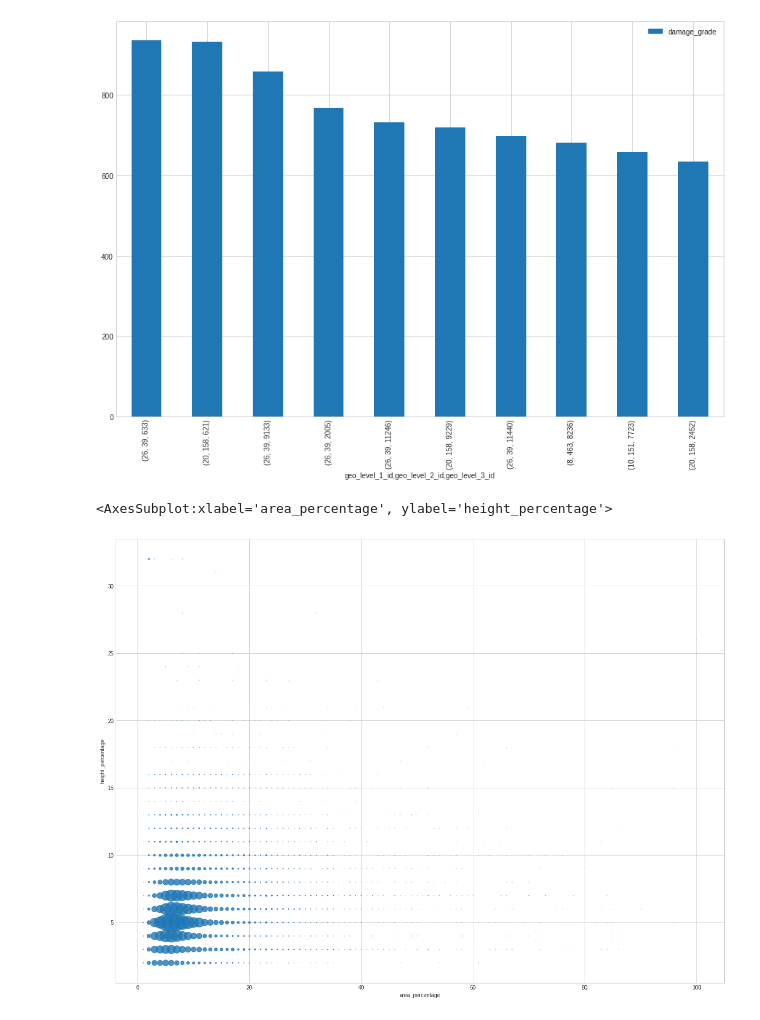
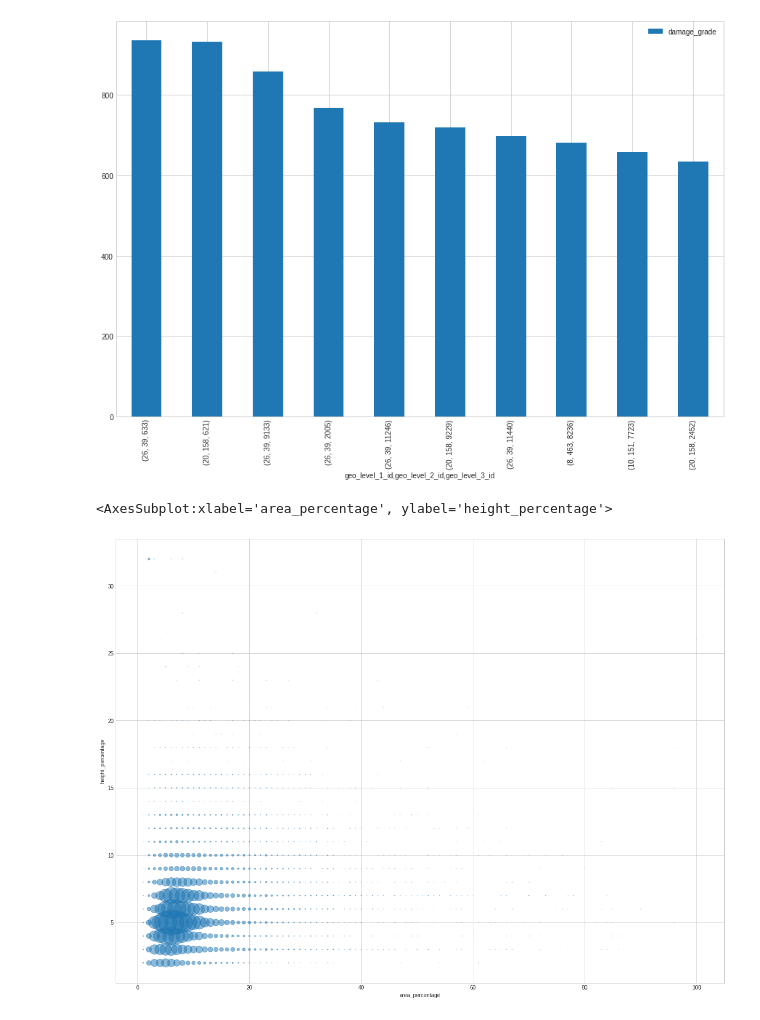
Before and after one commit to GuidoBergman/Datos---Tp1, a Jupyter notebook: TP1-Franco.ipynb, the cells around one changed output. Drawn from its saved outputs; the diff is of its cells as text; code cells hidden in the pictures.

```diff
--- a/TP1-Franco.ipynb
+++ b/TP1-Franco.ipynb
@@ -1201,8 +1301,8 @@ df.groupby(['geo_level_1_id','geo_level_2_id','geo_level_3_id']).agg({'damage_gr
 [figure]
 # %%
 scatter = df.groupby(['area_percentage','height_percentage']).agg({'damage_grade':'sum'}).reset_index()
-scatter['damage_grade'] = scatter['damage_grade']/30
-scatter.plot(kind='scatter',x='area_percentage',y='height_percentage',s='damage_grade',alpha=0.8,figsize=(20,15))
+scatter['damage_grade'] = scatter['damage_grade']/15
+scatter.plot(kind='scatter',x='area_percentage',y='height_percentage',s='damage_grade',alpha=0.5,figsize=(20,15))
 # %% [output]
 <AxesSubplot:xlabel='area_percentage', ylabel='height_percentage'>
-[figure, old version]
+[figure, new version]
```
Also changed, not shown: parts of 36 cells of this notebook.
